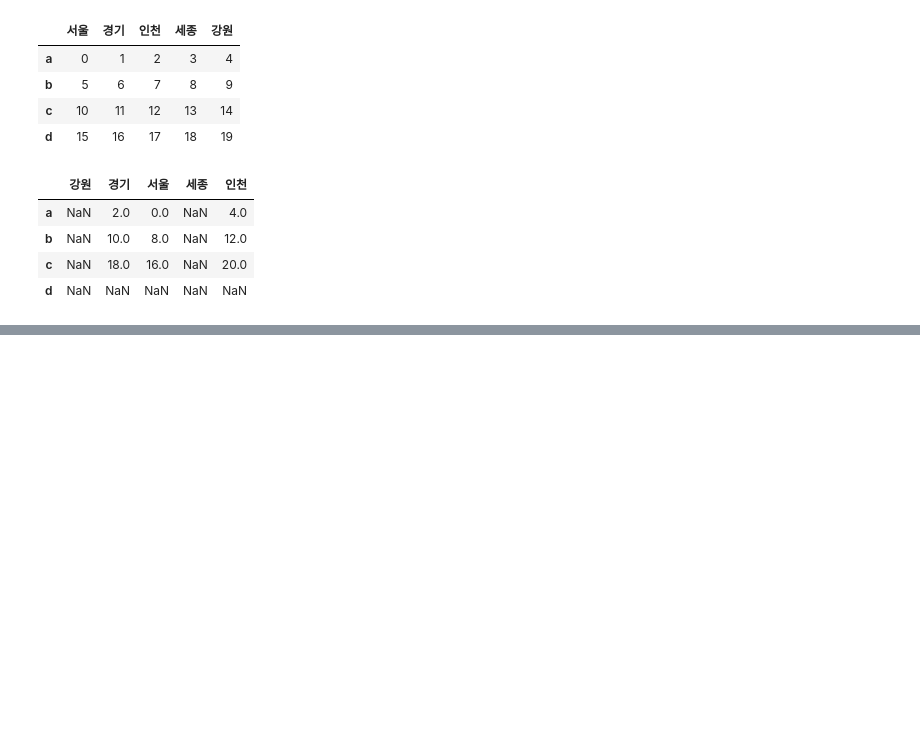
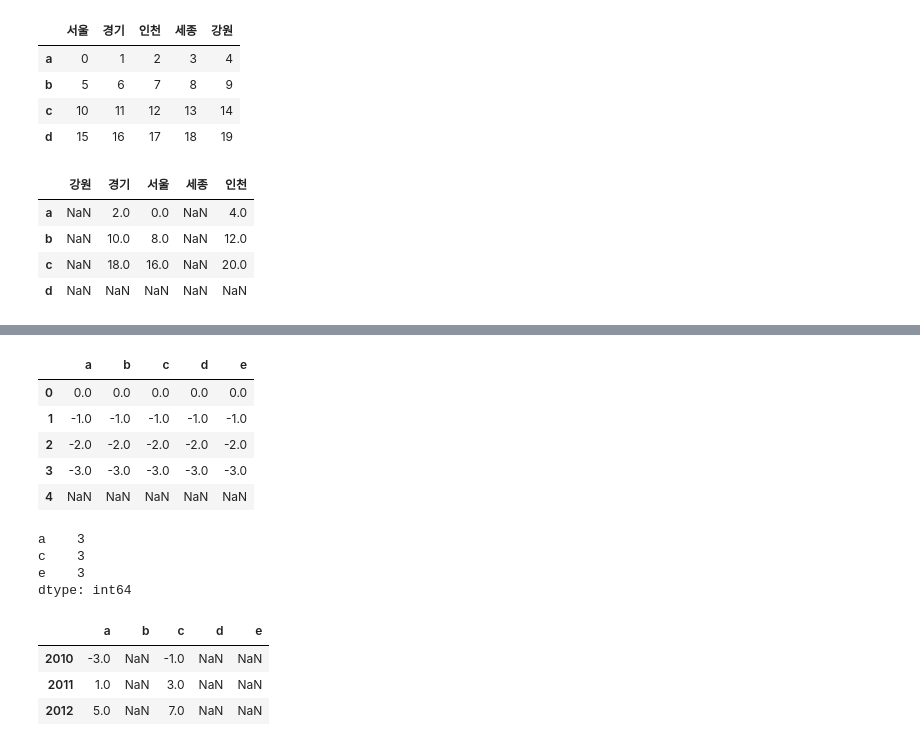
Before and after one commit to Andante8989/python, a Jupyter notebook: 팬더스/2. DataFrame 자료형.ipynb, the cells around one changed output, grey strips where cells are left out. Saved outputs shown, nothing was run; the diff lists cells and outputs as text; code cells hidden in the pictures; blank space fills up the shorter version.

```diff
--- a/팬더스/2. DataFrame 자료형.ipynb
+++ b/팬더스/2. DataFrame 자료형.ipynb
@@ -865,0 +1017,30 @@ df1.add(df2, fill_value=0)
+# %%
+# axis=0 : 로우명이 일치했을때 연산할수있도록 도와줌
+# 결과해석 : idx4의 결과만 NaN(s2의 4번 인덱스)
+df2.sub(s2, axis=0)
+# %% [output]
+|  | a | b | c | d | e |
+| 0 | 0.0 | 0.0 | 0.0 | 0.0 | 0.0 |
+| 1 | -1.0 | -1.0 | -1.0 | -1.0 | -1.0 |
+| 2 | -2.0 | -2.0 | -2.0 | -2.0 | -2.0 |
+| 3 | -3.0 | -3.0 | -3.0 | -3.0 | -3.0 |
+| 4 | NaN | NaN | NaN | NaN | NaN |
+# %%
+# df의 컬럼에 없는 인덱스를 가진 Series
+# 인덱스 : a, c, e
+# 데이터 : 3, 3, 3
+s3 = pd.Series((3), index=list('ace'))
+s3
+# %% [output]
+a    3
+c    3
+e    3
+dtype: int64
+# %%
+# 공통되지 않은 인덱스감소 컬럼값 -> NaN
+df - s3
+# %% [output]
+|  | a | b | c | d | e |
+| 2010 | -3.0 | NaN | -1.0 | NaN | NaN |
+| 2011 | 1.0 | NaN | 3.0 | NaN | NaN |
+| 2012 | 5.0 | NaN | 7.0 | NaN | NaN |
```
Also changed, not shown: parts of 21 cells of this notebook, 1 other file.
